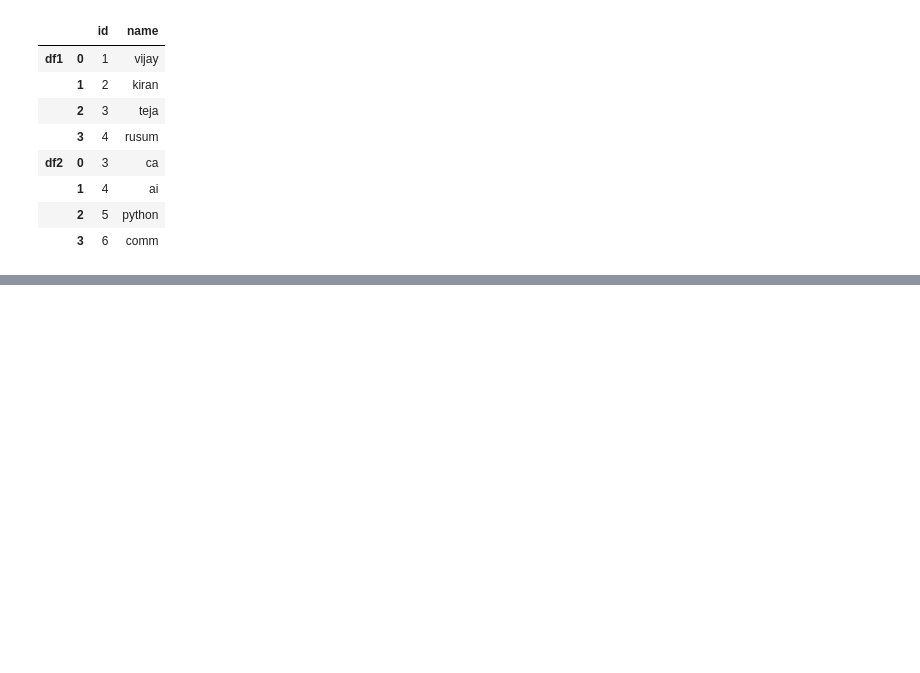
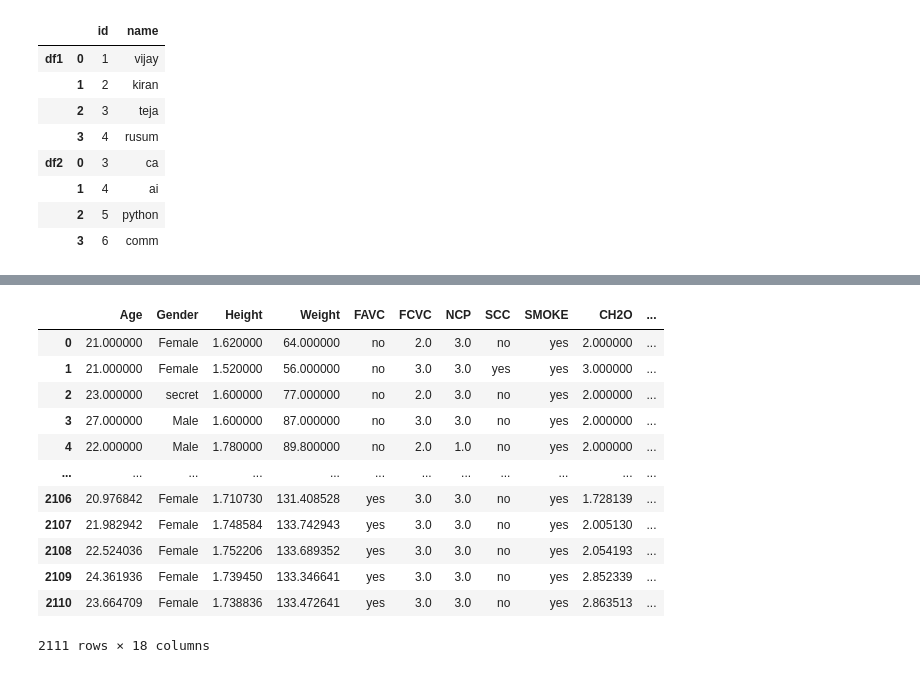
Before and after one commit to iam-vijay-kiran/Data_engineer, a Jupyter notebook: Python/pandas/pandas_straight_forward.ipynb, the cells around one changed output, grey strips where cells are left out. Drawn from its saved outputs; the diff is of its cells as text; code cells hidden in the pictures; blank space fills up the shorter version.

```diff
--- a/Python/pandas/pandas_straight_forward.ipynb
+++ b/Python/pandas/pandas_straight_forward.ipynb
@@ -1000,0 +1086,19 @@ result_3
+# %%
+# fills all the null value with 0
+# as haven't mentioned inplace changes doesn't reflect in original df
+
+obesity_data.fillna(0)
+# %% [output]
+|  | Age | Gender | Height | Weight | FAVC | FCVC | NCP | SCC | SMOKE | CH2O | ... |
+| 0 | 21.000000 | Female | 1.620000 | 64.000000 | no | 2.0 | 3.0 | no | yes | 2.000000 | ... |
+| 1 | 21.000000 | Female | 1.520000 | 56.000000 | no | 3.0 | 3.0 | yes | yes | 3.000000 | ... |
+| 2 | 23.000000 | secret | 1.600000 | 77.000000 | no | 2.0 | 3.0 | no | yes | 2.000000 | ... |
+| 3 | 27.000000 | Male | 1.600000 | 87.000000 | no | 3.0 | 3.0 | no | yes | 2.000000 | ... |
+| 4 | 22.000000 | Male | 1.780000 | 89.800000 | no | 2.0 | 1.0 | no | yes | 2.000000 | ... |
+| ... | ... | ... | ... | ... | ... | ... | ... | ... | ... | ... | ... |
+| 2106 | 20.976842 | Female | 1.710730 | 131.408528 | yes | 3.0 | 3.0 | no | yes | 1.728139 | ... |
+| 2107 | 21.982942 | Female | 1.748584 | 133.742943 | yes | 3.0 | 3.0 | no | yes | 2.005130 | ... |
+| 2108 | 22.524036 | Female | 1.752206 | 133.689352 | yes | 3.0 | 3.0 | no | yes | 2.054193 | ... |
+| 2109 | 24.361936 | Female | 1.739450 | 133.346641 | yes | 3.0 | 3.0 | no | yes | 2.852339 | ... |
+| 2110 | 23.664709 | Female | 1.738836 | 133.472641 | yes | 3.0 | 3.0 | no | yes | 2.863513 | ... |
+2111 rows × 18 columns
```
Also changed, not shown: parts of 29 cells of this notebook.
